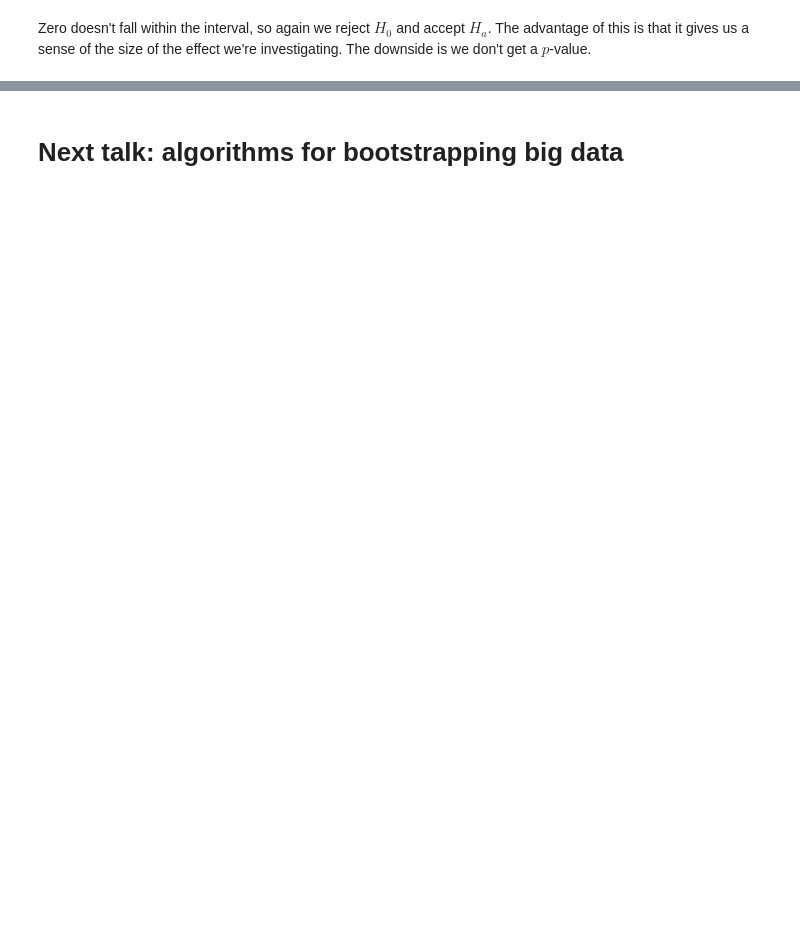
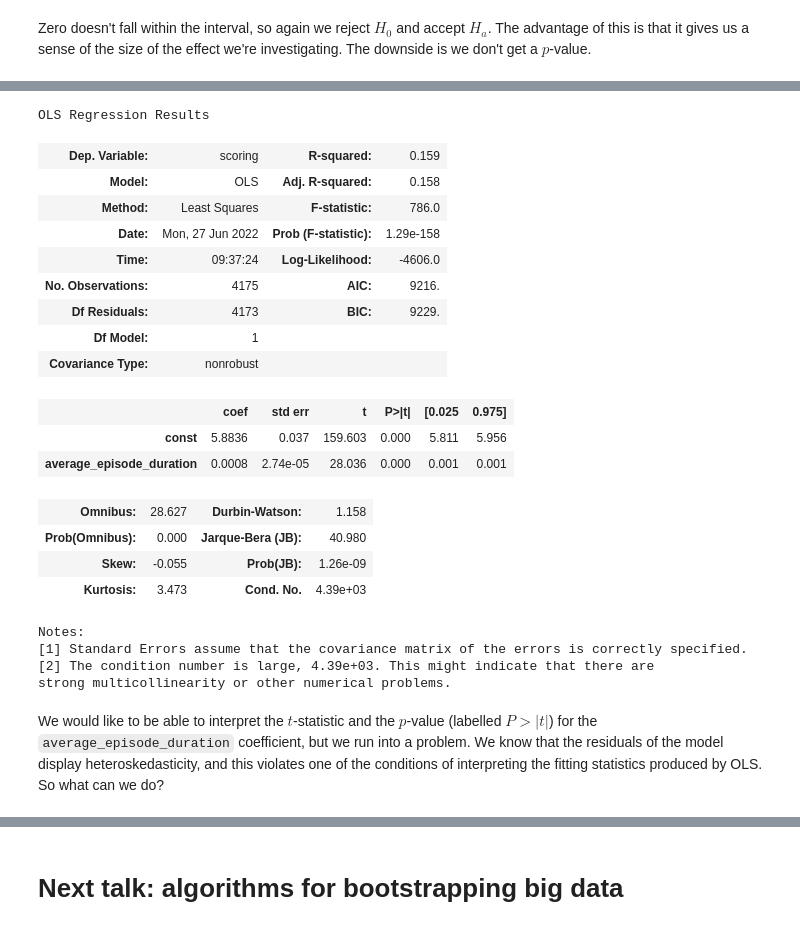
Before and after one commit to derekmiddlemiss/python-resampling, a Jupyter notebook: Resampling_v2.ipynb, the cells around one changed output, grey strips where cells are left out. Cells and saved outputs as stored; diff of their text form; code cells hidden in the pictures; blank space fills up the shorter version.

```diff
--- a/Resampling_v2.ipynb
+++ b/Resampling_v2.ipynb
@@ -659,3 +690,29 @@ model.params
+# %%
+model.summary()
+# %% [output]
+OLS Regression Results
+| Dep. Variable: | scoring | R-squared: | 0.159 |
+| Model: | OLS | Adj. R-squared: | 0.158 |
+| Method: | Least Squares | F-statistic: | 786.0 |
+| Date: | Mon, 27 Jun 2022 | Prob (F-statistic): | 1.29e-158 |
+| Time: | 09:37:24 | Log-Likelihood: | -4606.0 |
+| No. Observations: | 4175 | AIC: | 9216. |
+| Df Residuals: | 4173 | BIC: | 9229. |
+| Df Model: | 1 |  |  |
+| Covariance Type: | nonrobust |  |  |
+|  | coef | std err | t | P>|t| | [0.025 | 0.975] |
+| const | 5.8836 | 0.037 | 159.603 | 0.000 | 5.811 | 5.956 |
+| average_episode_duration | 0.0008 | 2.74e-05 | 28.036 | 0.000 | 0.001 | 0.001 |
+| Omnibus: | 28.627 | Durbin-Watson: | 1.158 |
+| Prob(Omnibus): | 0.000 | Jarque-Bera (JB): | 40.980 |
+| Skew: | -0.055 | Prob(JB): | 1.26e-09 |
+| Kurtosis: | 3.473 | Cond. No. | 4.39e+03 |
+Notes:
+[1] Standard Errors assume that the covariance matrix of the errors is correctly specified.
+[2] The condition number is large, 4.39e+03. This might indicate that there are
+strong multicollinearity or other numerical problems.
+# %% [markdown]
+We would like to be able to interpret the $t$-statistic and the $p$-value (labelled $P>|t|$) for the `average_episode_duration` coefficient, but we run into a problem. We know that the residuals of the model display heteroskedasticity, and this violates one of the conditions of interpreting the fitting statistics produced by OLS. So what can we do?
 # %%
 plot = sns.scatterplot(data=anime_tv, x="average_episode_duration", y="scoring", alpha=0.3);
 plt.axline(xy1=(0, model.params['const']), slope=model.params['average_episode_duration'], color="red");
```
Also changed, not shown: parts of 39 cells of this notebook.
